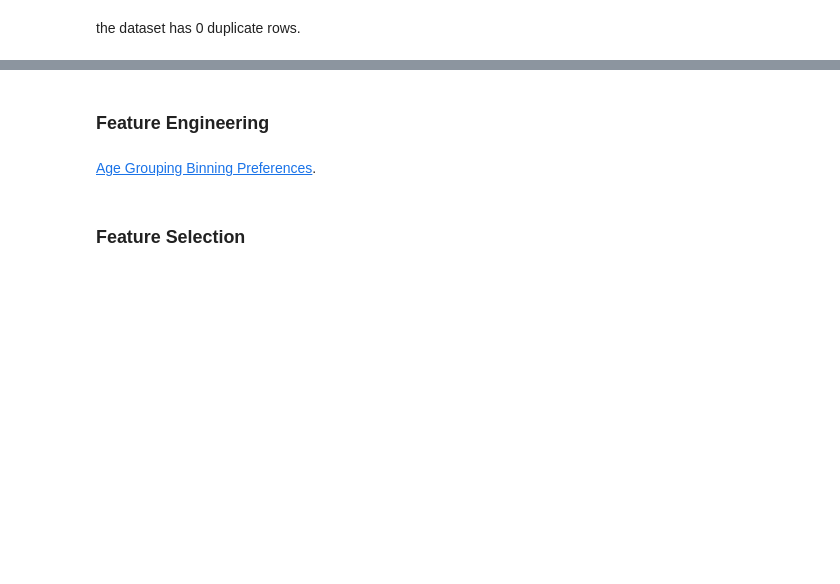
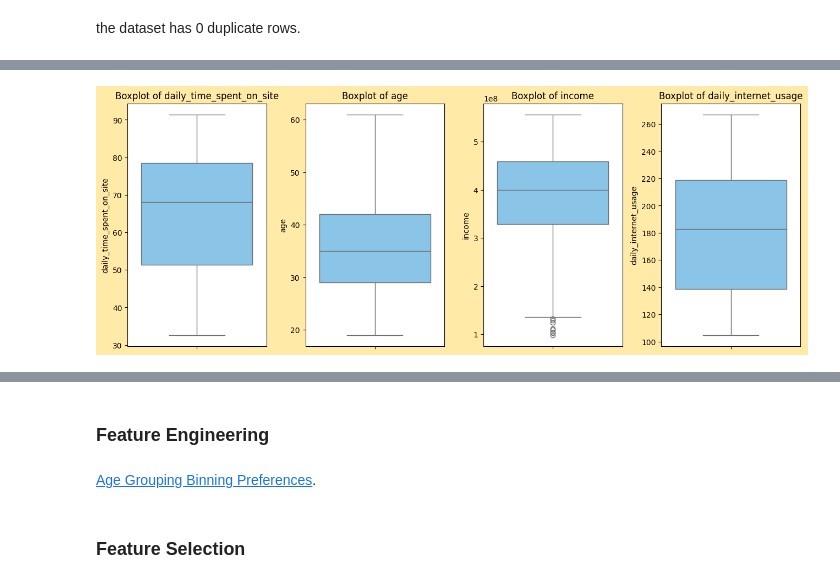
Before and after one commit to azaryasph/Predict-Customer-Clicked-Ads-Classification-By-Using-Machine-Learning, a Jupyter notebook: Predict Customer Clicked Ads Classification By Using Machine Learning.ipynb, the cells around one changed output, grey strips where cells are left out. Saved outputs shown, nothing was run; the diff lists cells and outputs as text; code cells hidden in the pictures; blank space fills up the shorter version.

```diff
--- a/Predict Customer Clicked Ads Classification By Using Machine Learning.ipynb
+++ b/Predict Customer Clicked Ads Classification By Using Machine Learning.ipynb
@@ -350,0 +270,12 @@ plt.show()
+# %%
+num = dfe[['daily_time_spent_on_site', 'age', 'income', 'daily_internet_usage']]
+fig, ax = plt.subplots(1, 4, figsize=(13, 5))
+fig.set_facecolor('#FFEAA7')
+
+for i, subplot in zip(num.columns, ax.flatten()):
+    sns.boxplot(y=i, data=num, ax=subplot, color='xkcd:lightblue')
+    subplot.set_title(f'Boxplot of {i}')
+
+fig.tight_layout()
+# %% [output]
+[figure, added]
```
Also changed, not shown: parts of 61 cells of this notebook.
